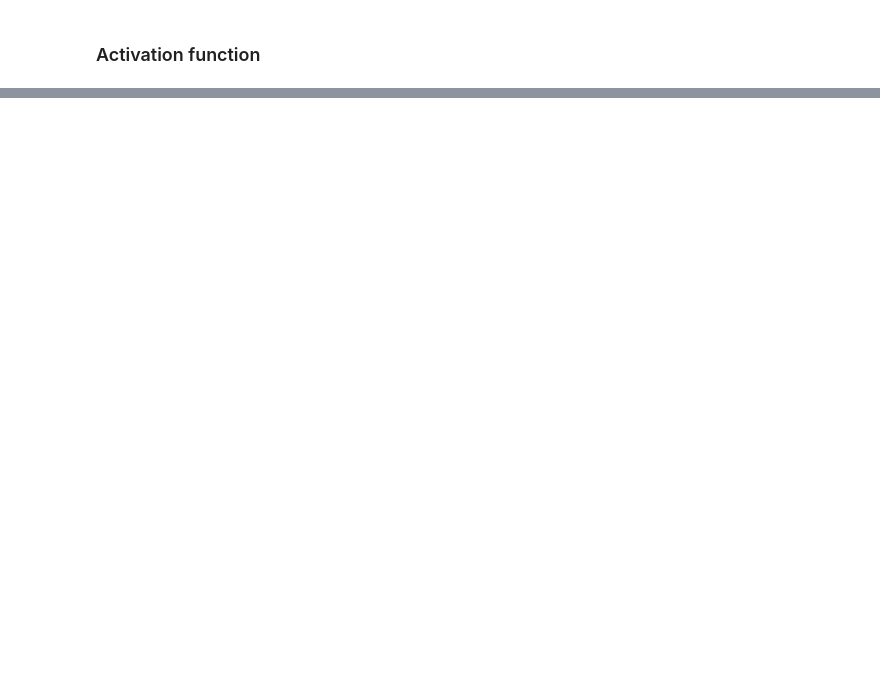
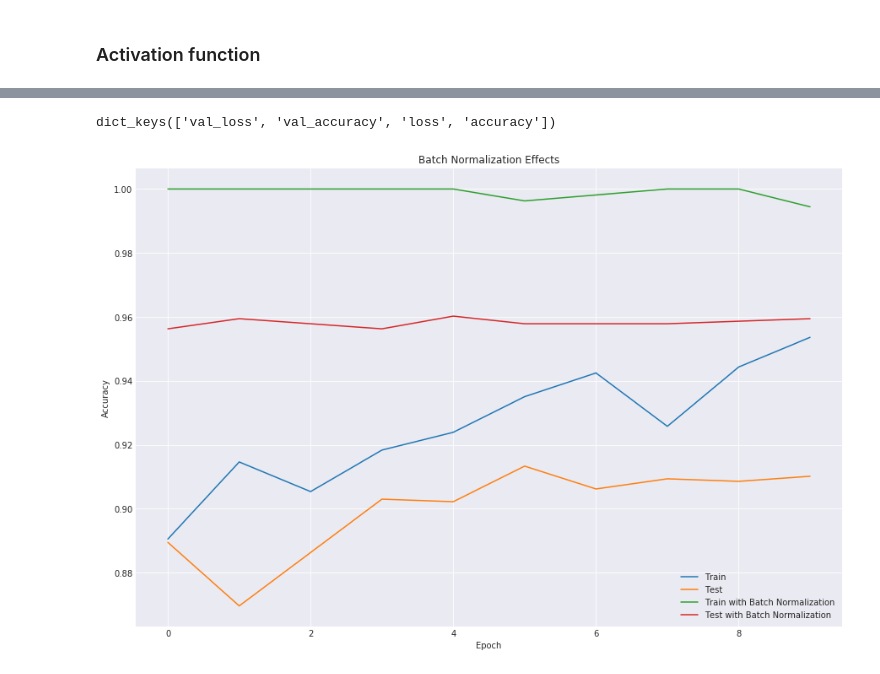
Before and after one commit to MikSm1th/datacamp_notes, a Jupyter notebook: deep_w_keras/Chap3.ipynb, the cells around one changed output, grey strips where cells are left out. Cells and saved outputs as stored; diff of their text form; code cells hidden in the pictures; blank space fills up the shorter version.

```diff
--- a/deep_w_keras/Chap3.ipynb
+++ b/deep_w_keras/Chap3.ipynb
@@ -157,0 +1383,8 @@ plot_results(train_accs, test_accs)
+# %%
+digits = load_digits()
+X = digits.data
+y = to_categorical(digits.target)
+
+X_train, X_test, y_train, y_test = train_test_split(X, y,
+                                                   train_size=0.3,
+                                                   random_state=42)
@@ -157,0 +1407,43 @@ plot_results(train_accs, test_accs)
+# %%
+standard_model = Sequential()
+standard_model.add(Dense(50, input_shape=(64,), activation='relu', kernel_initializer='normal'))
+standard_model.add(Dense(50, activation='relu', kernel_initializer='normal'))
+standard_model.add(Dense(50, activation='relu', kernel_initializer='normal'))
+standard_model.add(Dense(10, activation='softmax', kernel_initializer='normal'))
+
+# Compile your model with sgd
+standard_model.compile(optimizer='sgd', loss='categorical_crossentropy', metrics=['accuracy'])
+# %%
+def compare_histories_acc(h1, h2):
+    plt.plot(h1.history['accuracy'])
+    plt.plot(h1.history['val_accuracy'])
+    plt.plot(h2.history['accuracy'])
+    plt.plot(h2.history['val_accuracy'])
+    plt.title('Batch Normalization Effects')
+    plt.xlabel('Epoch')
+    plt.ylabel('Accuracy')
+    plt.legend(['Train', 'Test',
+                'Train with Batch Normalization',
+                'Test with Batch Normalization'],
+              loc='best')
+    plt.show()
+# %%
+# Train your standard model, storing its history
+history1 = standard_model.fit(X_train, y_train,
+                              validation_data=(X_test, y_test),
+                              epochs=10, verbose=0)
+
+# Train the batch normalized model you recently built, store its history
+history2 = batchnorm_model.fit(X_train, y_train,
+                               validation_data=(X_test, y_test),
+                               epochs=10, verbose=0)
+# %%
+history1_dict = history.history
+history1_dict.keys()
+# %% [output]
+dict_keys(['val_loss', 'val_accuracy', 'loss', 'accuracy'])
+# %%
+# Call compare_acc_histories passing in both model histories
+compare_histories_acc(history1, history2)
+# %% [output]
+[figure, added]
```
Also changed, not shown: parts of 26 cells of this notebook, 2 other files.
